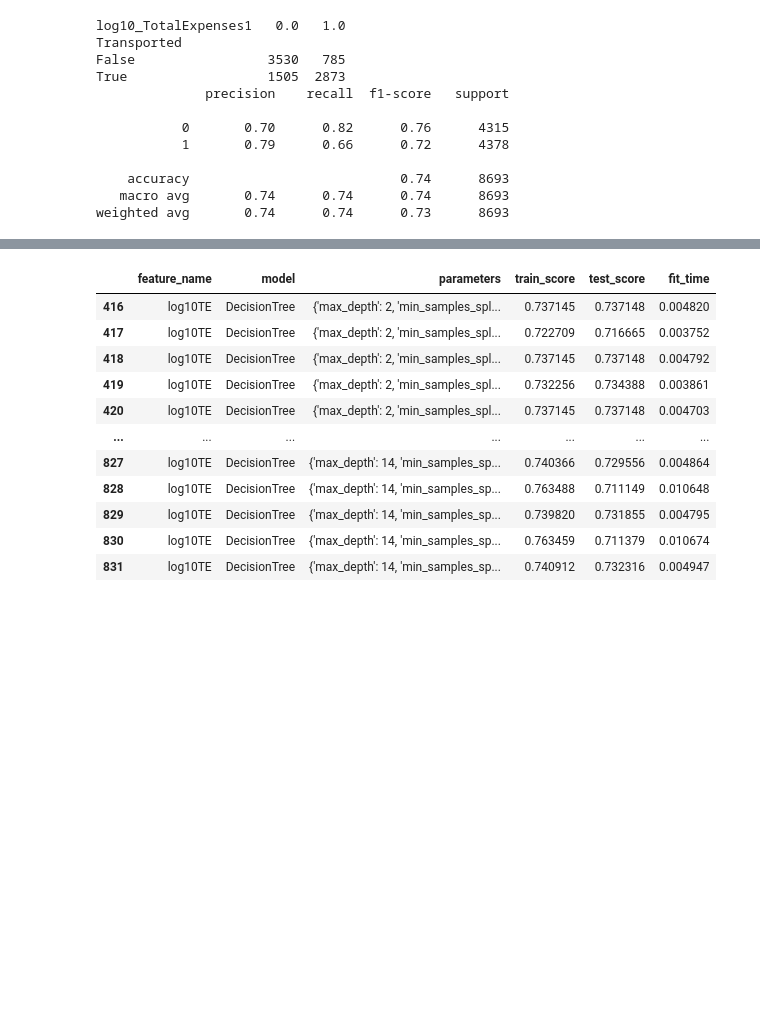
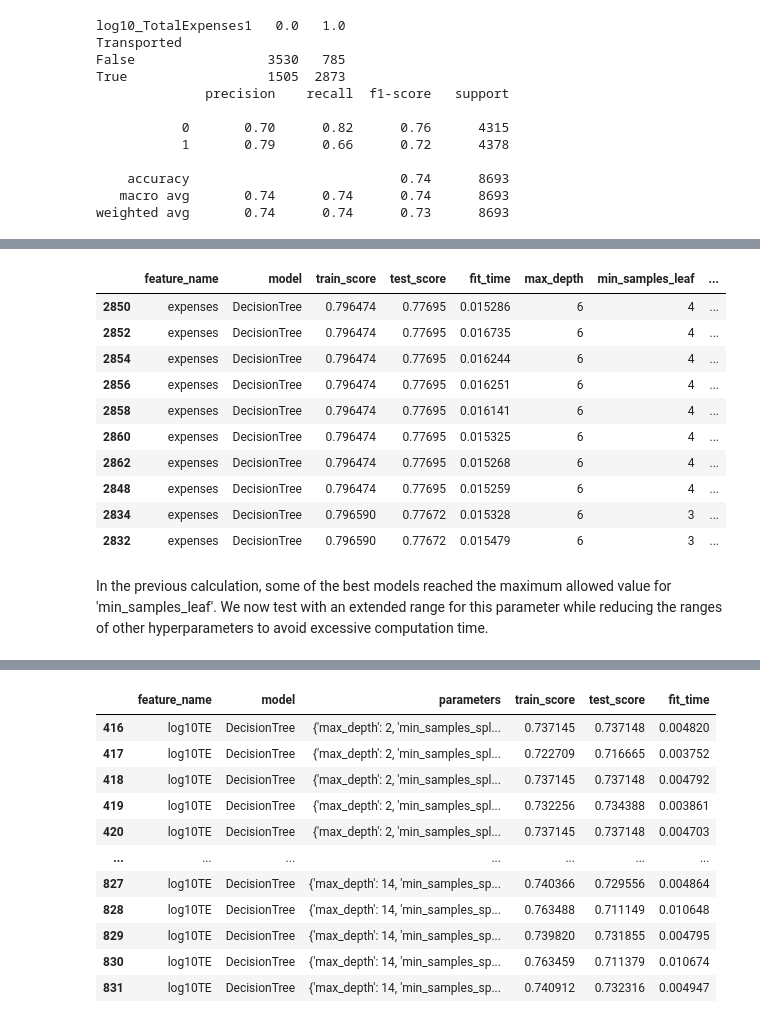
Before and after one commit to mapardo-lab/spaceshipTitanic, a Jupyter notebook: ModelTraining.ipynb, the cells around one changed output, grey strips where cells are left out. Saved outputs shown, nothing was run; the diff lists cells and outputs as text; code cells hidden in the pictures; blank space fills up the shorter version.

```diff
--- a/ModelTraining.ipynb
+++ b/ModelTraining.ipynb
@@ -203,13 +153,0 @@ results = run_experiments(dataproc, experiments)
-# %%
-# TODO Save this function
-def expand_parameters(df):
-    # expand dictionary column
-    expanded_df = df['parameters'].apply(pd.Series)
-    # combine with original DataFrame
-    result = pd.concat([df.drop('parameters', axis=1), expanded_df], axis=1)
-    return result
-
-max_indices = pd.DataFrame(results).drop(['features'],axis=1).groupby('feature_name')['test_score'].idxmax()
-df_max = pd.DataFrame(results).drop(['features'],axis=1).loc[max_indices]
-
-expand_parameters(df_max)
@@ -220,0 +156,13 @@ expand_parameters(df_max)
+# %%
+# combinations of model to check (algorithm + parameters)
+dataproc = {'cryosleepAge12': cryosleepAge12, 'log10TE': log10TE, 'log10TE1': log10TE1,
+            'expenses': expenses, 'log10Expenses': log10Expenses, 'log10Expenses1': log10Expenses1}
+experiments = {
+    'model': ['DecisionTree'],
+    'algorithms': [DecisionTreeClassifier(criterion='gini')],
+    'parameters': [{'max_depth': np.arange(2, 8),
+                    'min_samples_leaf': np.arange(2,10),
+                    'min_samples_split': np.arange(2,10),
+                    'splitter': ['best','random']}]
+}
+results = run_experiments(dataproc, experiments, X_train, y_train)
@@ -220,0 +211,20 @@ expand_parameters(df_max)
+# %%
+df = pd.DataFrame(results).drop(['features'], axis=1)
+df_sel = df[df['feature_name'].isin(['expenses'])]
+df_max10 = df_sel.sort_values(['test_score'], ascending=[False]).head(10)
+
+expand_parameters(df_max10)
+# %% [output]
+|  | feature_name | model | train_score | test_score | fit_time | max_depth | min_samples_leaf | ... |
+| 2850 | expenses | DecisionTree | 0.796474 | 0.77695 | 0.015286 | 6 | 4 | ... |
+| 2852 | expenses | DecisionTree | 0.796474 | 0.77695 | 0.016735 | 6 | 4 | ... |
+| 2854 | expenses | DecisionTree | 0.796474 | 0.77695 | 0.016244 | 6 | 4 | ... |
+| 2856 | expenses | DecisionTree | 0.796474 | 0.77695 | 0.016251 | 6 | 4 | ... |
+| 2858 | expenses | DecisionTree | 0.796474 | 0.77695 | 0.016141 | 6 | 4 | ... |
+| 2860 | expenses | DecisionTree | 0.796474 | 0.77695 | 0.015325 | 6 | 4 | ... |
+| 2862 | expenses | DecisionTree | 0.796474 | 0.77695 | 0.015268 | 6 | 4 | ... |
+| 2848 | expenses | DecisionTree | 0.796474 | 0.77695 | 0.015259 | 6 | 4 | ... |
+| 2834 | expenses | DecisionTree | 0.796590 | 0.77672 | 0.015328 | 6 | 3 | ... |
+| 2832 | expenses | DecisionTree | 0.796590 | 0.77672 | 0.015479 | 6 | 3 | ... |
+# %% [markdown]
+In the previous calculation, some of the best models reached the maximum allowed value for 'min_samples_leaf'. We now test with an extended range for this parameter while reducing the ranges of other hyperparameters to avoid excessive computation time.
```
Also changed, not shown: parts of 19 cells of this notebook, 1 other file.
